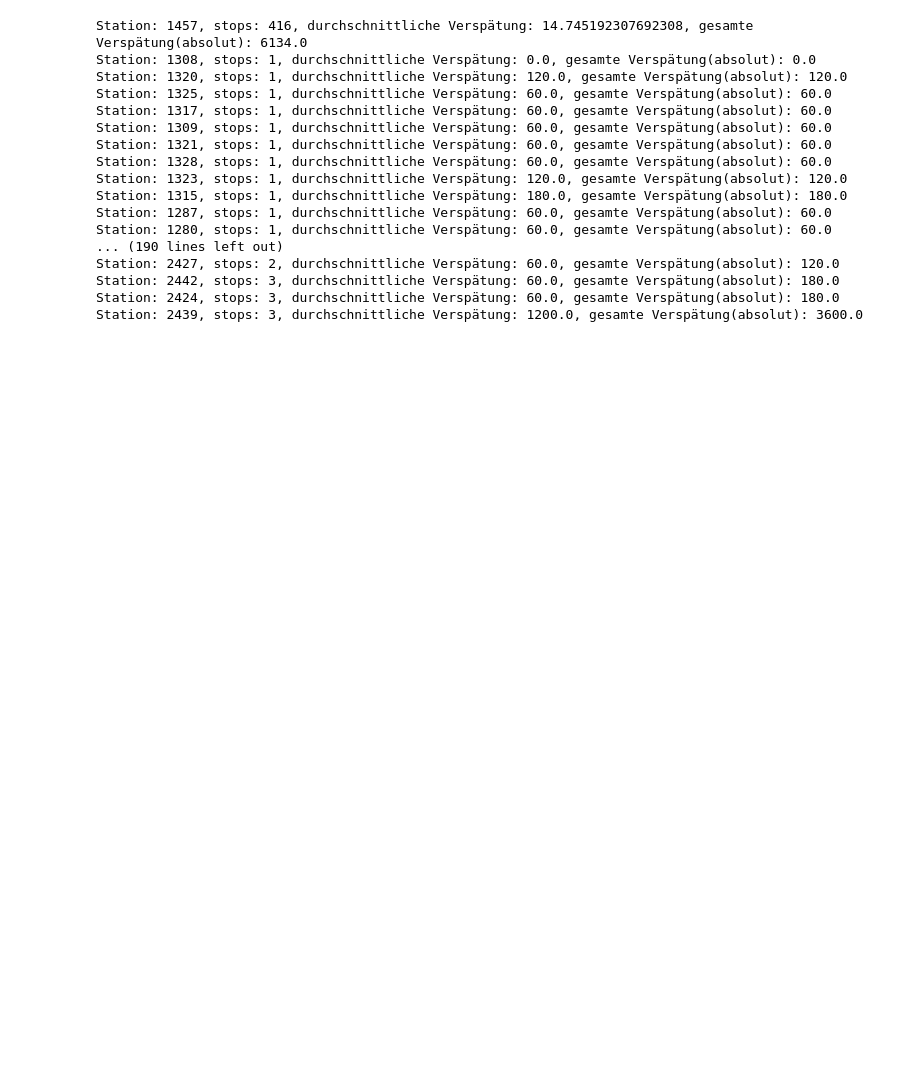
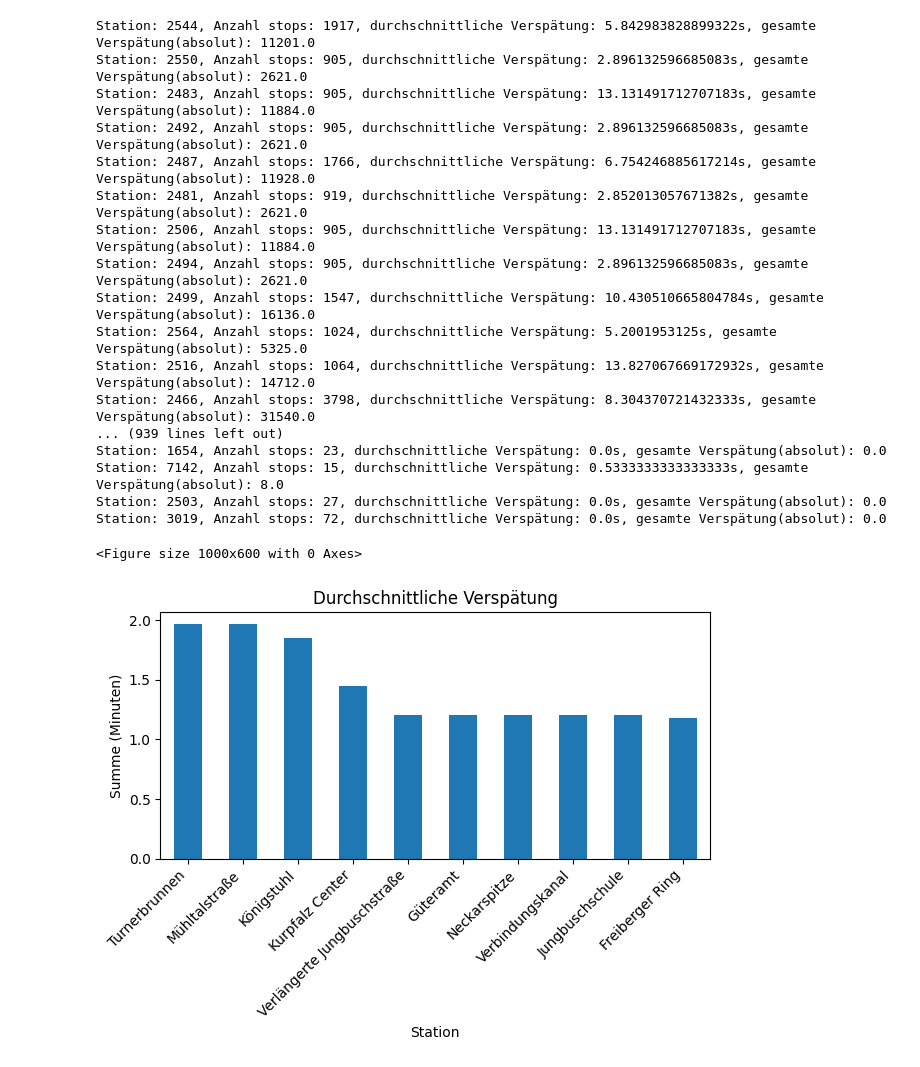
Before and after one commit to minimaximal/rnv_big-data_mining, a Jupyter notebook: analytics/LatencycreatedperStation.ipynb, the cells around one changed output. Saved outputs shown, nothing was run; the diff lists cells and outputs as text; code cells hidden in the pictures; blank space fills up the shorter version.

```diff
--- a/analytics/LatencycreatedperStation.ipynb
+++ b/analytics/LatencycreatedperStation.ipynb
@@ -10,7 +10,7 @@ cursor = db.cursor()
 cursor.execute("SELECT id from journeys;")
 journeys = cursor.fetchall()
 
-station =[]
+station = []
 delay = []
 stopAmount = []
 averageDelay = []
@@ -19,58 +19,82 @@ for journey in journeys:
     cursor.execute("SELECT api_station, api_plannedDeparture, api_realtimeDeparture from stops where api_journey = %s ORDER BY api_plannedDeparture ASC;", journey)
     stops = cursor.fetchall()
     if stops:
-        list(stops).pop(0) #has value null because of last stop not having a departure
-        laststops_rt_dep = None
-        for stop in stops:
+        stop_list = list(stops)
+        stop_list.pop(0) #has value null because of last stop not having a departure
+        laststops_rt_lat = None
+        for stop in stop_list:
 
             if stop[1] is None or stop[2] is None:
                 break
             station_id = stop[0]
             planned_departure = stop[1].timestamp()
             realtime_departure = stop[2].timestamp()
 
             # Füge die Station hinzu oder aktualisiert sie
             if station_id in station:
                 # Station existiert bereits, aktualisiere die Werte
                 index = station.index(station_id)
-                if laststops_rt_dep is None:
+                if laststops_rt_lat is None:
                     delay[index] += (realtime_departure - planned_departure)
+                    laststops_rt_lat = (realtime_departure - planned_departure)
                 else:
-                    delay[index] += (realtime_departure - laststops_rt_dep)
+                    delay[index] += (realtime_departure - (planned_departure + laststops_rt_lat))
+                    laststops_rt_lat = (realtime_departure - (planned_departure + laststops_rt_lat))
                 stopAmount[index] += 1
             else:
                 # Station existiert noch nicht, füge sie hinzu
                 station.append(station_id)
-                if laststops_rt_dep is None:
+                if laststops_rt_lat is None:
                     delay.append(realtime_departure - planned_departure)
+                    laststops_rt_lat = (realtime_departure - planned_departure)
                 else:
-                    delay.append(realtime_departure - laststops_rt_dep)
+                    delay.append(realtime_departure - (planned_departure + laststops_rt_lat))
+                    laststops_rt_lat = (realtime_departure -(planned_departure + laststops_rt_lat))
                 stopAmount.append(1)
-            laststops_rt_dep = realtime_departure
+
+
+station_sums = {}
 
 for station_id in station:
     index = station.index(station_id)
 
     total_delays = delay[index]
     total_stops = stopAmount[index]
     average_delay = total_delays / total_stops
     averageDelay.append(average_delay)
-    print(f"Station: {station_id}, stops: {total_stops}, durchschnittliche Verspätung: {average_delay}, gesamte Verspätung(absolut): {total_delays}")
+    station_sums[station_id] = average_delay
+    print(f"Station: {station_id}, Anzahl stops: {total_stops}, durchschnittliche Verspätung: {average_delay}s, gesamte Verspätung(absolut): {total_delays}")
+
+station_sums = dict(sorted(station_sums.items(), key=lambda item: item[1], reverse=True))
+df = pd.DataFrame(list(station_sums.items()), columns=['Station', 'Durchschnittliche Verspätung'])
+df['Station'] = [cursor.execute("SELECT api_longName FROM stations WHERE api_hafasID = %s;", (station_id,)) and cursor.fetchone()[0] for station_id in df['Station']]
+df['Durchschnittliche Verspätung'] /= 60
+
+plt.figure(figsize=(10, 6))  # Anpassen der Größe des Diagramms
+ax = df.head(10).plot(kind="bar", x='Station', y='Durchschnittliche Verspätung', rot=45, align='center', legend=False)  # Rotieren und zentrieren
+plt.xlabel('Station')
+plt.ylabel('Summe (Minuten)')
+plt.title('Durchschnittliche Verspätung')
+plt.xticks(rotation=45, ha='right')  # Rotieren und rechtsbündig ausrichten
+plt.tight_layout()  # Verbesserung des Layouts
+plt.show()
 # %% [output]
-Station: 1457, stops: 416, durchschnittliche Verspätung: 14.745192307692308, gesamte Verspätung(absolut): 6134.0
-Station: 1308, stops: 1, durchschnittliche Verspätung: 0.0, gesamte Verspätung(absolut): 0.0
-Station: 1320, stops: 1, durchschnittliche Verspätung: 120.0, gesamte Verspätung(absolut): 120.0
-Station: 1325, stops: 1, durchschnittliche Verspätung: 60.0, gesamte Verspätung(absolut): 60.0
-Station: 1317, stops: 1, durchschnittliche Verspätung: 60.0, gesamte Verspätung(absolut): 60.0
-Station: 1309, stops: 1, durchschnittliche Verspätung: 60.0, gesamte Verspätung(absolut): 60.0
-Station: 1321, stops: 1, durchschnittliche Verspätung: 60.0, gesamte Verspätung(absolut): 60.0
-Station: 1328, stops: 1, durchschnittliche Verspätung: 60.0, gesamte Verspätung(absolut): 60.0
-Station: 1323, stops: 1, durchschnittliche Verspätung: 120.0, gesamte Verspätung(absolut): 120.0
-Station: 1315, stops: 1, durchschnittliche Verspätung: 180.0, gesamte Verspätung(absolut): 180.0
-Station: 1287, stops: 1, durchschnittliche Verspätung: 60.0, gesamte Verspätung(absolut): 60.0
-Station: 1280, stops: 1, durchschnittliche Verspätung: 60.0, gesamte Verspätung(absolut): 60.0
-... (190 lines left out)
-Station: 2427, stops: 2, durchschnittliche Verspätung: 60.0, gesamte Verspätung(absolut): 120.0
-Station: 2442, stops: 3, durchschnittliche Verspätung: 60.0, gesamte Verspätung(absolut): 180.0
-Station: 2424, stops: 3, durchschnittliche Verspätung: 60.0, gesamte Verspätung(absolut): 180.0
-Station: 2439, stops: 3, durchschnittliche Verspätung: 1200.0, gesamte Verspätung(absolut): 3600.0
+Station: 2544, Anzahl stops: 1917, durchschnittliche Verspätung: 5.842983828899322s, gesamte Verspätung(absolut): 11201.0
+Station: 2550, Anzahl stops: 905, durchschnittliche Verspätung: 2.896132596685083s, gesamte Verspätung(absolut): 2621.0
+Station: 2483, Anzahl stops: 905, durchschnittliche Verspätung: 13.131491712707183s, gesamte Verspätung(absolut): 11884.0
+Station: 2492, Anzahl stops: 905, durchschnittliche Verspätung: 2.896132596685083s, gesamte Verspätung(absolut): 2621.0
+Station: 2487, Anzahl stops: 1766, durchschnittliche Verspätung: 6.754246885617214s, gesamte Verspätung(absolut): 11928.0
+Station: 2481, Anzahl stops: 919, durchschnittliche Verspätung: 2.852013057671382s, gesamte Verspätung(absolut): 2621.0
+Station: 2506, Anzahl stops: 905, durchschnittliche Verspätung: 13.131491712707183s, gesamte Verspätung(absolut): 11884.0
+Station: 2494, Anzahl stops: 905, durchschnittliche Verspätung: 2.896132596685083s, gesamte Verspätung(absolut): 2621.0
+Station: 2499, Anzahl stops: 1547, durchschnittliche Verspätung: 10.430510665804784s, gesamte Verspätung(absolut): 16136.0
+Station: 2564, Anzahl stops: 1024, durchschnittliche Verspätung: 5.2001953125s, gesamte Verspätung(absolut): 5325.0
+Station: 2516, Anzahl stops: 1064, durchschnittliche Verspätung: 13.827067669172932s, gesamte Verspätung(absolut): 14712.0
+Station: 2466, Anzahl stops: 3798, durchschnittliche Verspätung: 8.304370721432333s, gesamte Verspätung(absolut): 31540.0
+... (939 lines left out)
+Station: 1654, Anzahl stops: 23, durchschnittliche Verspätung: 0.0s, gesamte Verspätung(absolut): 0.0
+Station: 7142, Anzahl stops: 15, durchschnittliche Verspätung: 0.5333333333333333s, gesamte Verspätung(absolut): 8.0
+Station: 2503, Anzahl stops: 27, durchschnittliche Verspätung: 0.0s, gesamte Verspätung(absolut): 0.0
+Station: 3019, Anzahl stops: 72, durchschnittliche Verspätung: 0.0s, gesamte Verspätung(absolut): 0.0
+<Figure size 1000x600 with 0 Axes>
+[figure, added]
```
Also changed, not shown: 3 other files.
